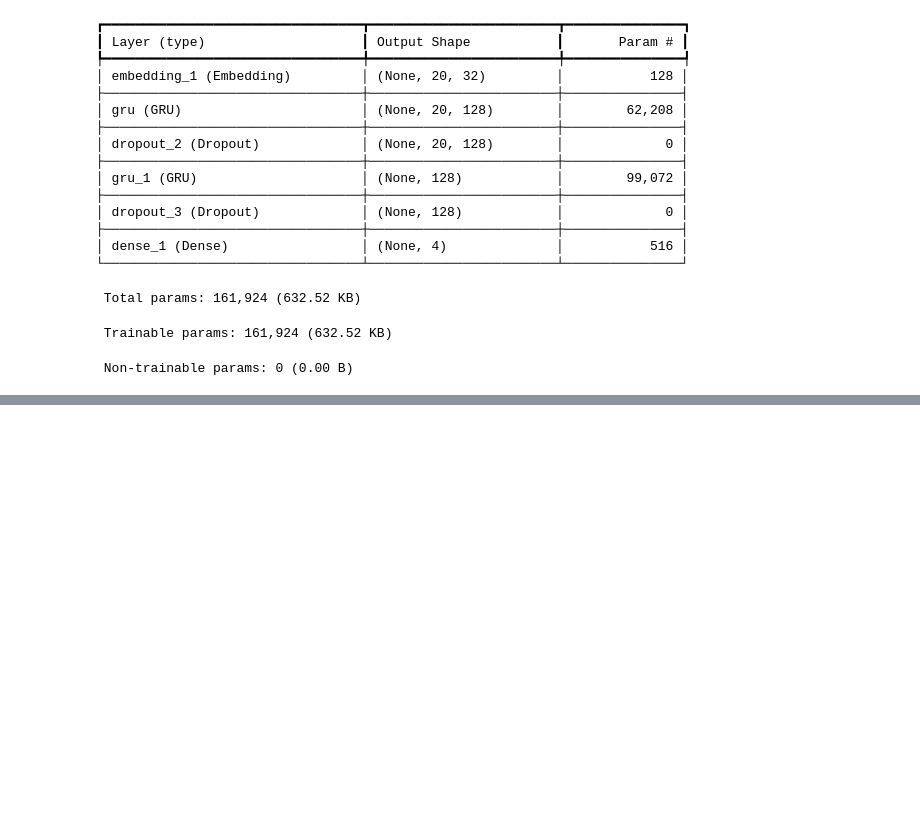
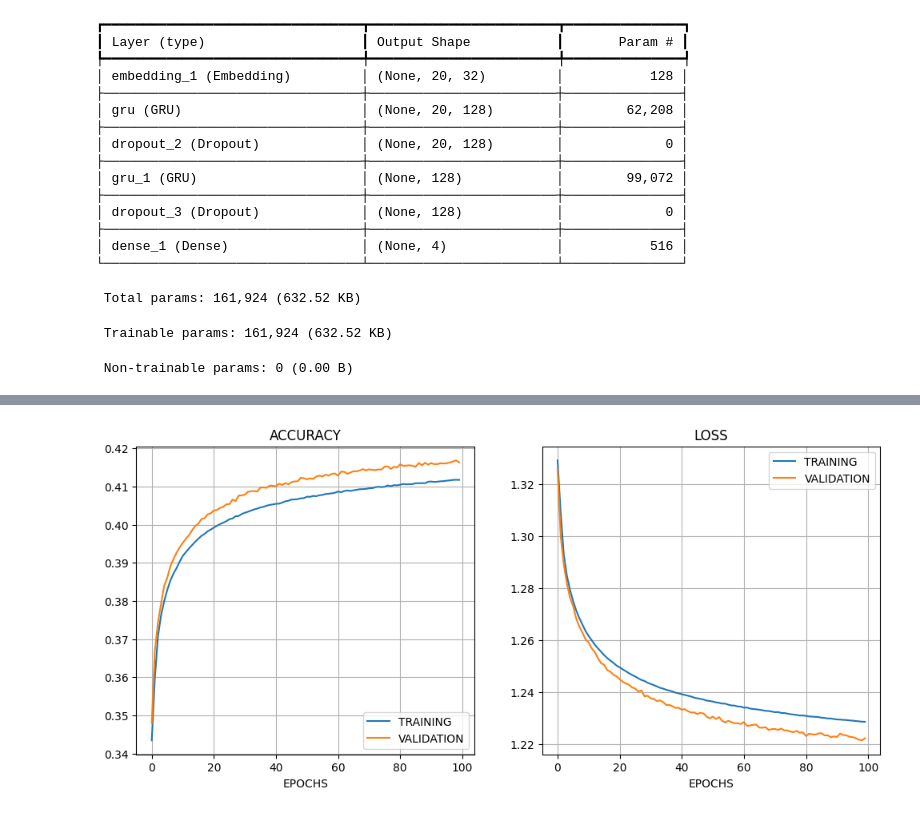
Before and after one commit to ISIS-4219-Assignments/Assignment-10, a Jupyter notebook: src/laboratorio_10_actividad.ipynb, the cells around one changed output, grey strips where cells are left out. Cells and saved outputs as stored; diff of their text form; code cells hidden in the pictures; blank space fills up the shorter version.

```diff
--- a/src/laboratorio_10_actividad.ipynb
+++ b/src/laboratorio_10_actividad.ipynb
@@ -409,0 +497,7 @@ gru_model.compile(
+# %%
+history_gru = gru_model.fit(
+    train_ds,
+    validation_data = val_ds,
+    epochs = 100,
+    verbose = 1
+)
@@ -409,0 +522,29 @@ gru_model.compile(
+# %%
+acc_gru = history_gru.history["accuracy"]
+val_acc_gru = history_gru.history["val_accuracy"]
+loss_gru = history_gru.history["loss"]
+val_loss_gru = history_gru.history["val_loss"]
+
+epochs_range = range(len(acc_gru))
+# %%
+plt.figure(figsize = (12, 5))
+
+plt.subplot(1, 2, 1)
+plt.plot(epochs_range, acc_gru, label = "TRAINING")
+plt.plot(epochs_range, val_acc_gru, label = "VALIDATION")
+plt.title("ACCURACY")
+plt.xlabel("EPOCHS")
+plt.legend(loc = "lower right")
+plt.grid(True)
+
+plt.subplot(1, 2, 2)
+plt.plot(epochs_range, loss_gru, label = "TRAINING")
+plt.plot(epochs_range, val_loss_gru, label = "VALIDATION")
+plt.title("LOSS")
+plt.xlabel("EPOCHS")
+plt.legend(loc = "upper right")
+plt.grid(True)
+
+plt.show()
+# %% [output]
+[figure, added]
```
Also changed, not shown: parts of 17 cells of this notebook, 2 other files.
